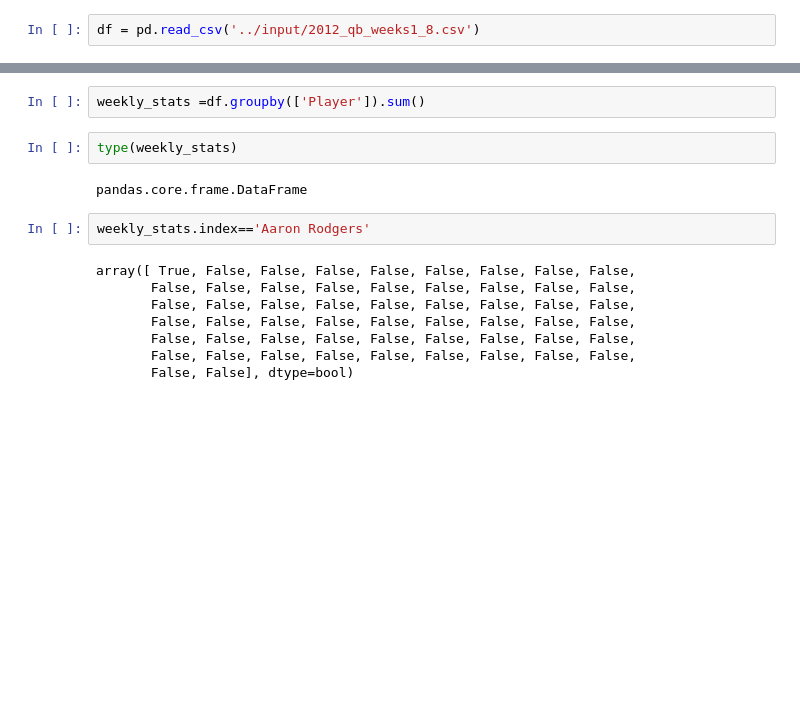
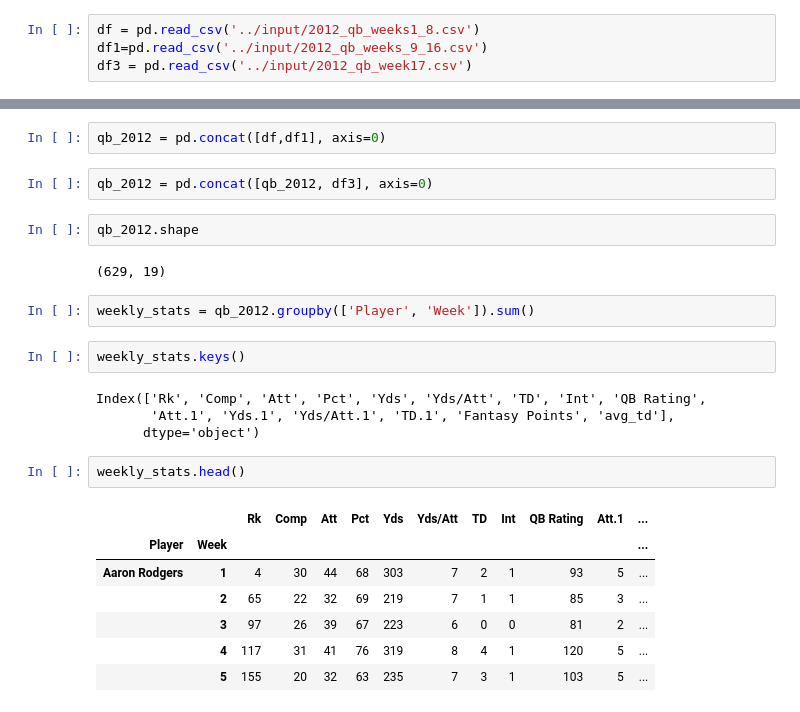
Before and after one commit to rdwyere873/draftkings, a Jupyter notebook: training_dataframes/qb_dataframe.ipynb, the cells around one changed output, grey strips where cells are left out. Cells and saved outputs as stored; diff of their text form; blank space fills up the shorter version.

```diff
--- a/training_dataframes/qb_dataframe.ipynb
+++ b/training_dataframes/qb_dataframe.ipynb
@@ -8,3 +9,5 @@ import seaborn as sns
 %matplotlib inline
 # %%
 df = pd.read_csv('../input/2012_qb_weeks1_8.csv')
+df1=pd.read_csv('../input/2012_qb_weeks_9_16.csv')
+df3 = pd.read_csv('../input/2012_qb_week17.csv')
@@ -22,16 +14,26 @@ df = pd.read_csv('../input/2012_qb_weeks1_8.csv')
+# %%
+qb_2012 = pd.concat([df,df1], axis=0)
+# %%
+qb_2012 = pd.concat([qb_2012, df3], axis=0)
+# %%
+qb_2012.shape
+# %% [output]
+(629, 19)
 # %%
-weekly_stats =df.groupby(['Player']).sum()
+weekly_stats = qb_2012.groupby(['Player', 'Week']).sum()
-# %%
-type(weekly_stats)
-# %% [output]
-pandas.core.frame.DataFrame
-# %%
-weekly_stats.index=='Aaron Rodgers'
-# %% [output]
-array([ True, False, False, False, False, False, False, False, False,
-       False, False, False, False, False, False, False, False, False,
-       False, False, False, False, False, False, False, False, False,
-       False, False, False, False, False, False, False, False, False,
-       False, False, False, False, False, False, False, False, False,
-       False, False, False, False, False, False, False, False, False,
-       False, False], dtype=bool)
+# %%
+weekly_stats.keys()
+# %% [output]
+Index(['Rk', 'Comp', 'Att', 'Pct', 'Yds', 'Yds/Att', 'TD', 'Int', 'QB Rating',
+       'Att.1', 'Yds.1', 'Yds/Att.1', 'TD.1', 'Fantasy Points', 'avg_td'],
+      dtype='object')
+# %%
+weekly_stats.head()
+# %% [output]
+|  |  | Rk | Comp | Att | Pct | Yds | Yds/Att | TD | Int | QB Rating | Att.1 | ... |
+| Player | Week |  |  |  |  |  |  |  |  |  |  | ... |
+| Aaron Rodgers | 1 | 4 | 30 | 44 | 68 | 303 | 7 | 2 | 1 | 93 | 5 | ... |
+|  | 2 | 65 | 22 | 32 | 69 | 219 | 7 | 1 | 1 | 85 | 3 | ... |
+|  | 3 | 97 | 26 | 39 | 67 | 223 | 6 | 0 | 0 | 81 | 2 | ... |
+|  | 4 | 117 | 31 | 41 | 76 | 319 | 8 | 4 | 1 | 120 | 5 | ... |
+|  | 5 | 155 | 20 | 32 | 63 | 235 | 7 | 3 | 1 | 103 | 5 | ... |
```
Also changed, not shown: parts of 16 cells of this notebook, 2 other files.
